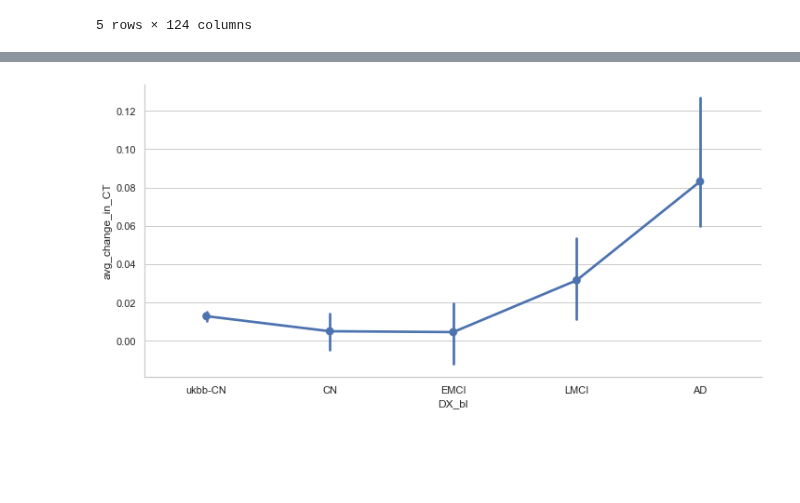
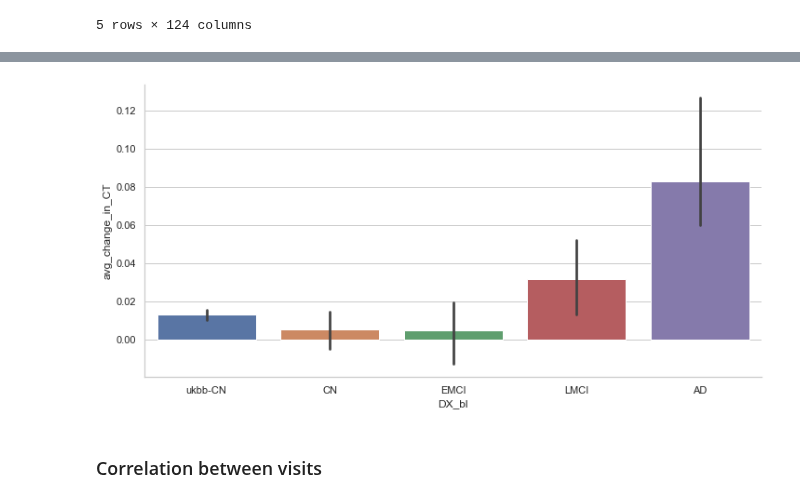
Before and after one commit to nikhil153/brain-diff, a Jupyter notebook: notebooks/10_ohbm2022_plots.ipynb, the cells around one changed output, grey strips where cells are left out. Cells and saved outputs as stored; diff of their text form; code cells hidden in the pictures; blank space fills up the shorter version.

Commit message:
started ohbm2022 plots

```diff
--- a/notebooks/10_ohbm2022_plots.ipynb
+++ b/notebooks/10_ohbm2022_plots.ipynb
@@ -190,16 +174,18 @@ ukbb_CT_avg_diff_df["DX_bl"] = "ukbb-CN"
 
 adnimerge_dx_df = adnimerge_dx_df[(adnimerge_dx_df["subject_id"].isin(adni_subjects))]
 adni_CT_avg_diff_df["cohort"] = "adni"
-adni_CT_avg_diff_df = pd.merge(adni_CT_avg_diff_df.reset_index(), adnimerge_dx_df[["subject_id","DX_bl"]], on="subject_id")
+adni_CT_avg_diff_df = pd.merge(adni_CT_avg_diff_df, adnimerge_dx_df[["subject_id","DX_bl"]], on="subject_id")
 adni_CT_avg_diff_df = adni_CT_avg_diff_df.set_index("subject_id")
 
-ukbb_adni_freesurfer_df = pd.concat([ukbb_CT_avg_diff_df,adni_CT_avg_diff_df],axis=0)
-ukbb_adni_freesurfer_df = ukbb_adni_freesurfer_df.rename(columns={0:"avg_change_in_CT"})
+ukbb_adni_CT_avg_diff_df = pd.concat([ukbb_CT_avg_diff_df,adni_CT_avg_diff_df],axis=0)
+ukbb_adni_CT_avg_diff_df = ukbb_adni_CT_avg_diff_df.rename(columns={0:"avg_change_in_CT"})
 # %%
-plot_df = ukbb_adni_freesurfer_df.copy()
+plot_df = ukbb_adni_CT_avg_diff_df.copy()
 x_order = ["ukbb-CN","CN","EMCI","LMCI","AD"]
 sns.set(font_scale=1)
 with sns.axes_style("whitegrid"):
-    g = sns.catplot(x="DX_bl",y="avg_change_in_CT",order=x_order,kind="point",aspect=2,data=plot_df)
+    g = sns.catplot(x="DX_bl",y="avg_change_in_CT",order=x_order,kind="bar",aspect=2,data=plot_df)
 # %% [output]
-[figure, old version]
+[figure, new version]
+# %% [markdown]
+### Correlation between visits
```
Also changed, not shown: parts of 9 cells of this notebook.
